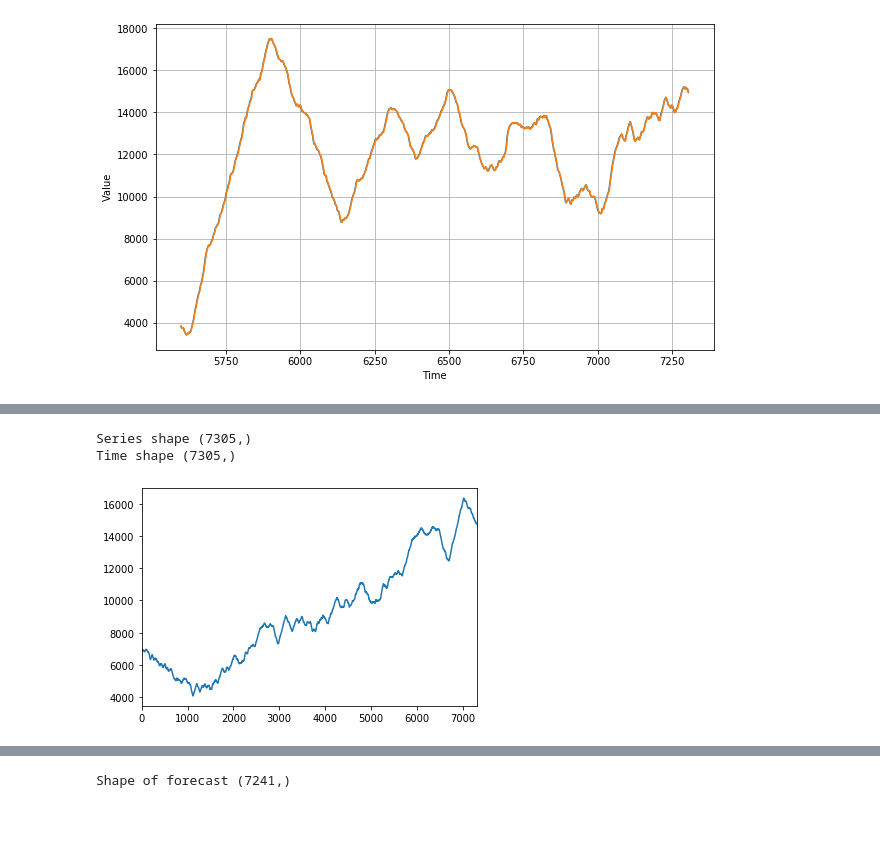
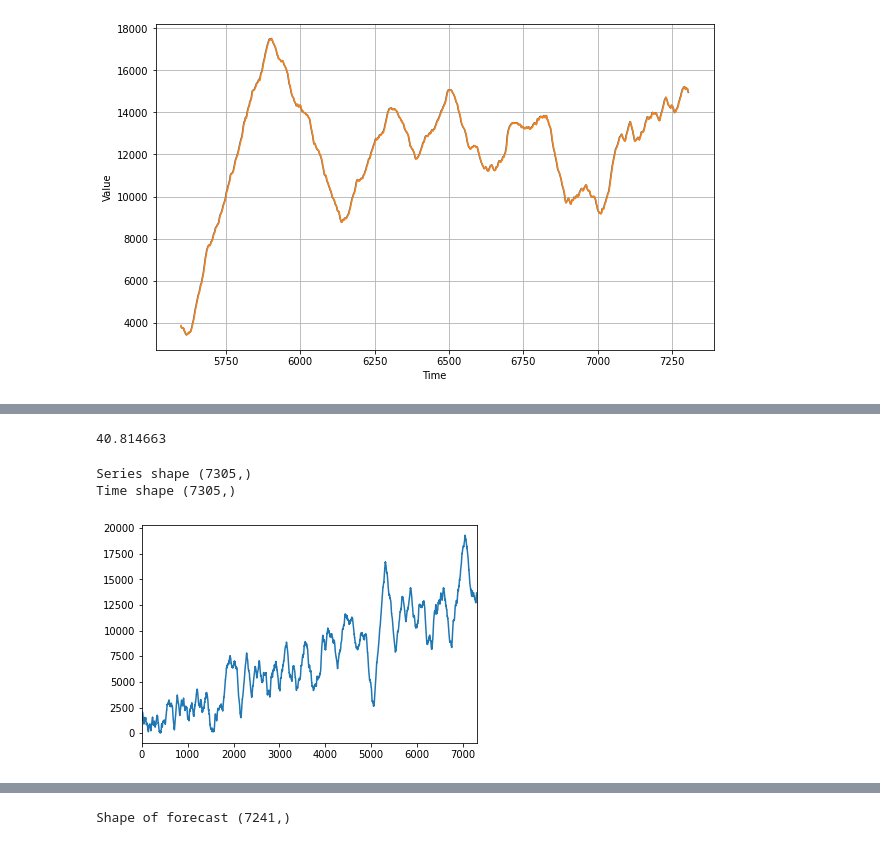
Before and after one commit to KSaiPremika/Plant-the-future, a Jupyter notebook: Normal_Regression_Model_with_40_MAE.ipynb, the cells around one changed output, grey strips where cells are left out. Drawn from its saved outputs; the diff is of its cells as text; code cells hidden in the pictures; blank space fills up the shorter version.

```diff
--- a/Normal_Regression_Model_with_40_MAE.ipynb
+++ b/Normal_Regression_Model_with_40_MAE.ipynb
@@ -279,12 +279,16 @@ plot_series(time_valid, rnn_forecast,format='-')
+# %%
+tf.keras.metrics.mean_absolute_error(series[split_time :], rnn_forecast).numpy()
+# %% [output]
+40.814663
 # %%
-column = 55
+column = 100
 
 df.iloc[:,column].plot()
 series = df.iloc[:,column]
 time = np.array(range(len(series)))
 print("Series shape",series.shape)
 print("Time shape",time.shape)
 # %% [output]
 Series shape (7305,)
 Time shape (7305,)
-[figure, old version]
+[figure, new version]
```
Also changed, not shown: parts of 21 cells of this notebook.
